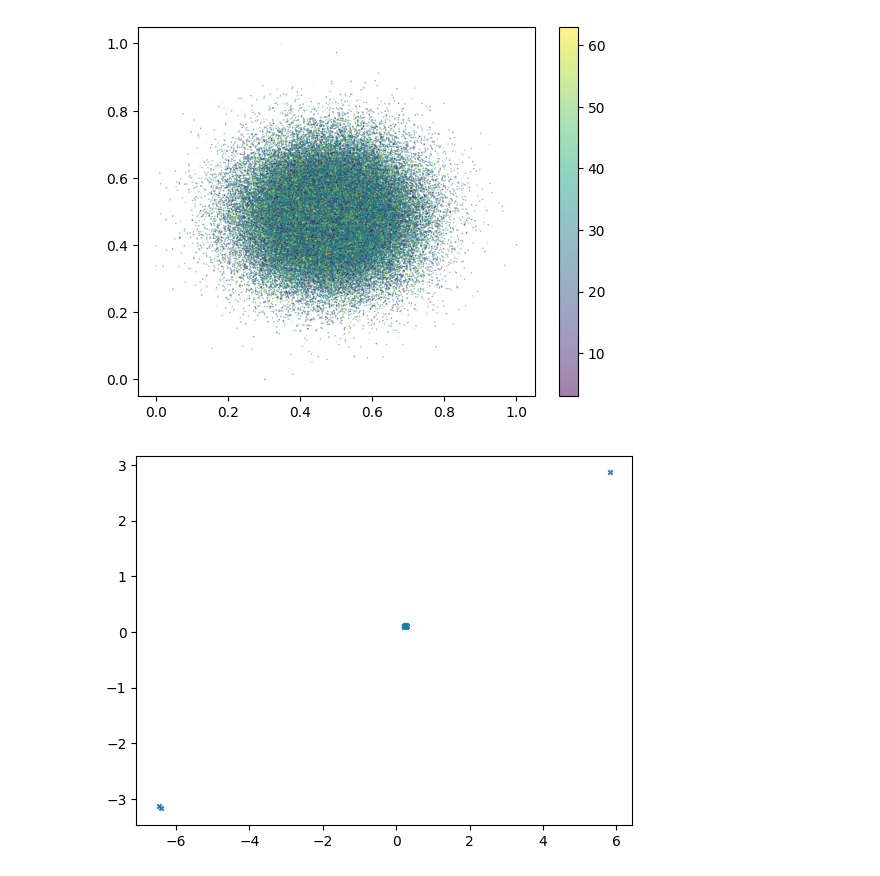
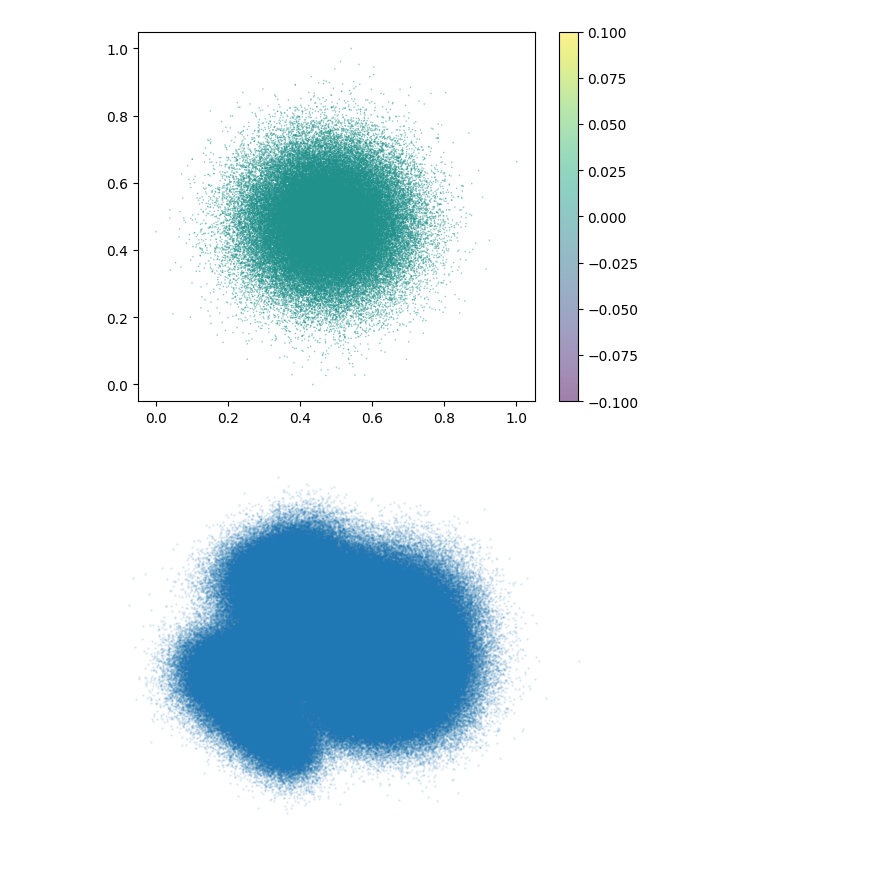
Before and after one commit to pkmtum/Molecular_Generative_Modeling, a Jupyter notebook: source/mixture_model.ipynb, the cells around one changed output. Saved outputs shown, nothing was run; the diff lists cells and outputs as text; code cells hidden in the pictures.

```diff
--- a/source/mixture_model.ipynb
+++ b/source/mixture_model.ipynb
@@ -12,6 +12,6 @@ from data_utils import *
 from mixture_model.model import MixtureModel
 
 device = torch.device('cuda' if torch.cuda.is_available() else 'cpu')
-mixture_model = MixtureModel.from_pretrained("./checkpoints/mixture_model_20240611_223628.pt").to(device)
+mixture_model = MixtureModel.from_pretrained("./checkpoints/mixture_model_20240612_183646.pt").to(device)
 mixture_model.eval()
 # %% [output]
@@ -54,7 +52,8 @@ dataset = create_qm9_mixture_vae_dataset(
 )
 train_dataset, val_dataset, _ = create_qm9_data_split(dataset=dataset)
 
-batch_size = 4096
+batch_size = 512
+train_loader = DataLoader(train_dataset, batch_size=batch_size, shuffle=False)
 val_loader = DataLoader(val_dataset, batch_size=batch_size, shuffle=True)
 # %%
 num_generated_mols = 10000
@@ -82,4 +81,4 @@ scatter = plt.scatter(x=df['x'], y=df['y'], c=cluster_labels, marker='.', s=5, a
 plt.colorbar(scatter)
 plt.show()
 # %% [output]
-[figure, old version]
+[figure, new version]
@@ -88,13 +85,19 @@ means = mixture_model.decoder.cluster_means.detach().cpu()[0]
 # %%
-# do pca and normalize
-Z_pca = pca_fitted.transform(means)
-#Z_pca = MinMaxScaler().fit_transform(Z_pca)
+z_list = []
+for batch in tqdm(train_loader):
+    with torch.no_grad():
+        z = mixture_model.encode(batch)
+    z_list.append(z)
 
+z = torch.cat(z_list, dim=0).detach().cpu().numpy()
+
+pca_fitted = PCA(n_components=2).fit(z)
+Z_pca = pca_fitted.transform(z)
 df = pd.DataFrame(np.transpose((Z_pca[:,0],Z_pca[:,1])))
 df.columns = ['x','y']
 
-scatter = plt.scatter(x=df['x'], y=df['y'], marker='x',
-            s=10,alpha=0.9)
+plt.scatter(x=df['x'], y=df['y'], marker='.', s=3, alpha=0.1)
+plt.axis("off")
 plt.show()
 # %% [output]
-[figure, old version]
+[figure, new version]
```
Also changed, not shown: parts of 3 cells of this notebook, 2 other files.
